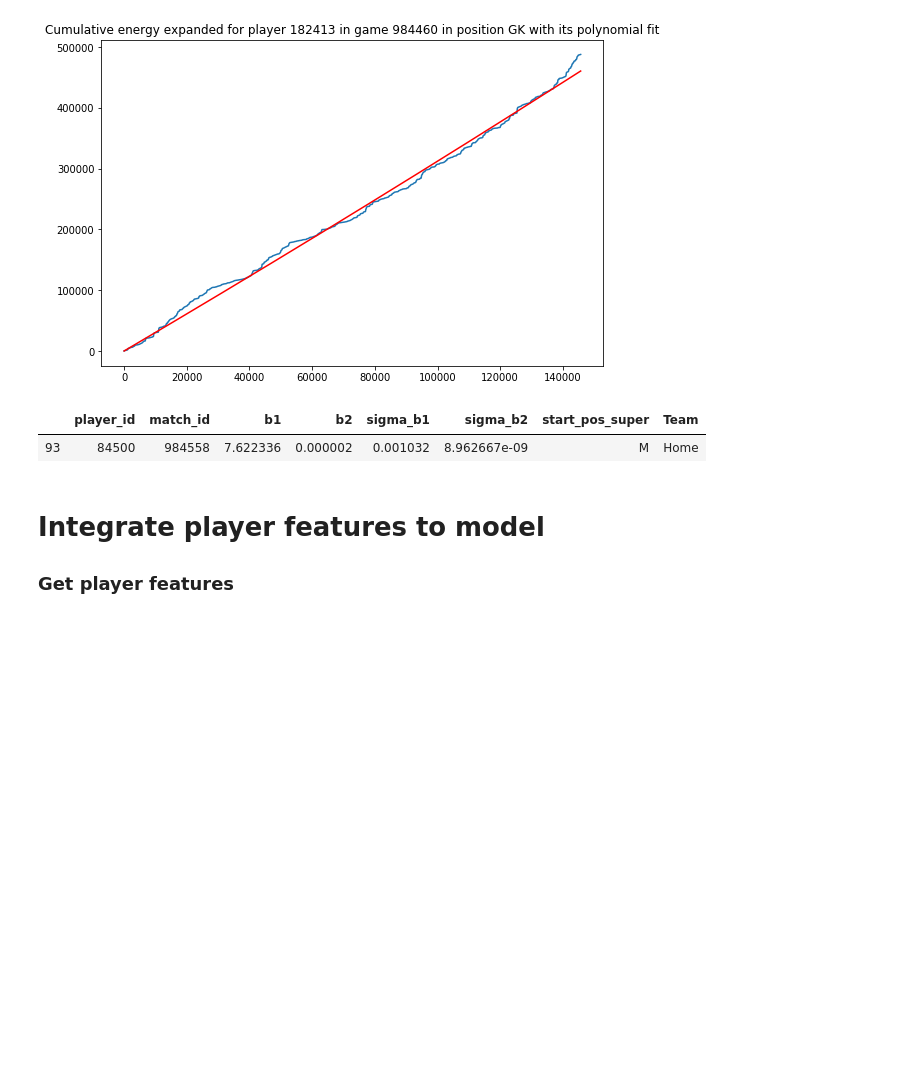
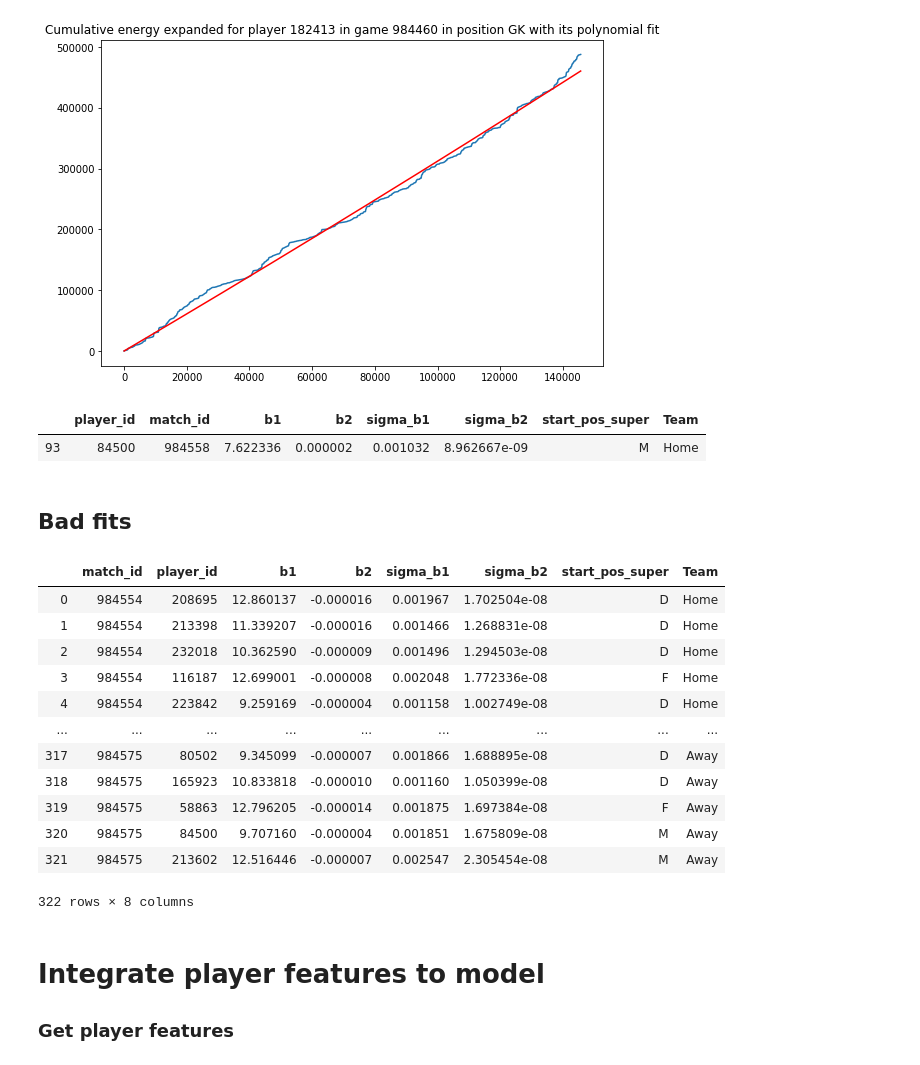
Before and after one commit to Jbalkan/SoccerTrackingData3, a Jupyter notebook: 5_Model.ipynb, the cells around one changed output. Saved outputs shown, nothing was run; the diff lists cells and outputs as text; code cells hidden in the pictures; blank space fills up the shorter version.

```diff
--- a/5_Model.ipynb
+++ b/5_Model.ipynb
@@ -283,6 +279,24 @@ b2_abomaly_toplot
 # %% [output]
 |  | player_id | match_id | b1 | b2 | sigma_b1 | sigma_b2 | start_pos_super | Team |
 | 93 | 84500 | 984558 | 7.622336 | 0.000002 | 0.001032 | 8.962667e-09 | M | Home |
+# %% [markdown]
+## Bad fits
+# %%
+df_coefs_w_info.s
+# %% [output]
+|  | match_id | player_id | b1 | b2 | sigma_b1 | sigma_b2 | start_pos_super | Team |
+| 0 | 984554 | 208695 | 12.860137 | -0.000016 | 0.001967 | 1.702504e-08 | D | Home |
+| 1 | 984554 | 213398 | 11.339207 | -0.000016 | 0.001466 | 1.268831e-08 | D | Home |
+| 2 | 984554 | 232018 | 10.362590 | -0.000009 | 0.001496 | 1.294503e-08 | D | Home |
+| 3 | 984554 | 116187 | 12.699001 | -0.000008 | 0.002048 | 1.772336e-08 | F | Home |
+| 4 | 984554 | 223842 | 9.259169 | -0.000004 | 0.001158 | 1.002749e-08 | D | Home |
+| ... | ... | ... | ... | ... | ... | ... | ... | ... |
+| 317 | 984575 | 80502 | 9.345099 | -0.000007 | 0.001866 | 1.688895e-08 | D | Away |
+| 318 | 984575 | 165923 | 10.833818 | -0.000010 | 0.001160 | 1.050399e-08 | D | Away |
+| 319 | 984575 | 58863 | 12.796205 | -0.000014 | 0.001875 | 1.697384e-08 | F | Away |
+| 320 | 984575 | 84500 | 9.707160 | -0.000004 | 0.001851 | 1.675809e-08 | M | Away |
+| 321 | 984575 | 213602 | 12.516446 | -0.000007 | 0.002547 | 2.305454e-08 | M | Away |
+322 rows × 8 columns
 # %% [markdown]
 # Integrate player features to model
 ### Get player features
```
Also changed, not shown: parts of 1 cell of this notebook, 1 other file.
